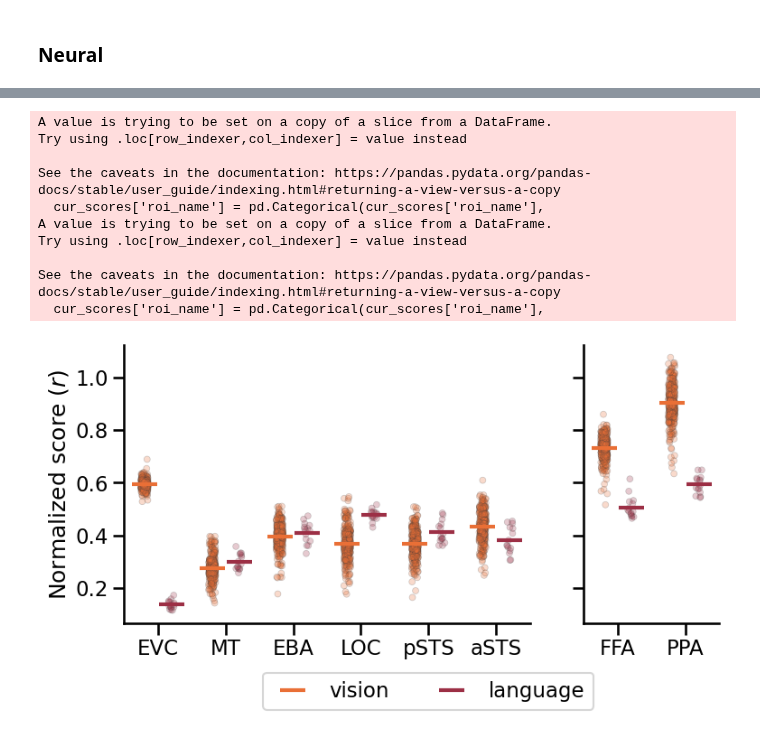
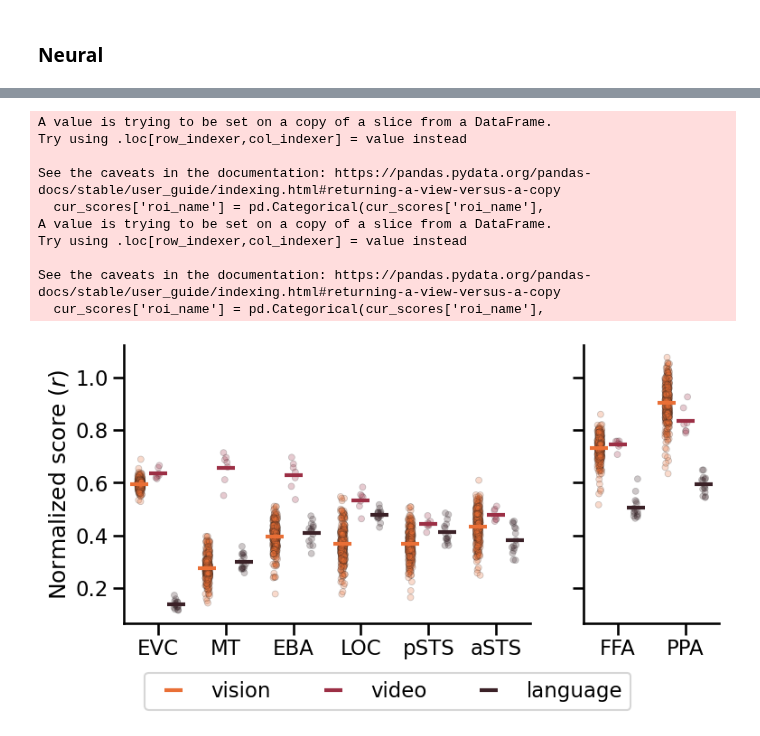
Before and after one commit to Isik-lab/SIfMRI_modeling, a Jupyter notebook: notebooks/behavior_results.ipynb, the cells around one changed output, grey strips where cells are left out. Drawn from its saved outputs; the diff is of its cells as text; code cells hidden in the pictures.

```diff
--- a/notebooks/behavior_results.ipynb
+++ b/notebooks/behavior_results.ipynb
@@ -134,7 +132,7 @@ for i_ax, (ax, cur_rois) in enumerate(zip(axes, [['EVC', 'MT', 'EBA', 'LOC', 'pS
     strip_collections = ax.collections
     sns.pointplot(x='roi_name', y='reliability', data=cur_scores,
                   ax=ax, linestyle="none", errorbar=None,
-                  marker="_", markersize=50, markeredgewidth=10,
+                  marker="_", markersize=30, markeredgewidth=10,
                   color='gray', alpha=.5, zorder=1)
     if i_ax == 0:
         sns.pointplot(x='roi_name', y='score', hue='set', data=cur_scores,
@@ -542,6 +563,7 @@ color = ['gray', 'gray', 'gray']
 #             ax=ax, dodge=True, errorbar=None, palette=color,legend=False, zorder=0)
 sns.stripplot(x='feature', y='test_score', hue='model_class', data=max_scores,
               ax=ax, dodge=True, jitter=True, linewidth=.5, alpha=0.25, zorder=0, legend=False)
+strip_collections = ax.collections
 sns.pointplot(x='feature', y='test_score', hue='model_class', data=max_scores,
                dodge=.4, linestyle="none", errorbar=None,
               marker="_", markersize=20, markeredgewidth=3, zorder=1)
@@ -551,5 +573,5 @@ xlabels = ax.get_xticklabels()
 ax.set_xticklabels(xlabels, rotation=40, ha='right')
 ax.set_xlabel('')
 ax.set_ylabel('Score ($r$)')
-ax.legend(loc='lower center', bbox_to_anchor=(0.75, -.35),
-          ncol=2, fancybox=True)
+# ax.legend(loc='lower center', bbox_to_anchor=(0.4, -.35),
+#           ncol=2, fancybox=True)
@@ -586,5 +618,4 @@ max_scores = df.groupby(['subj_id', 'roi_name', 'model_uid', 'model_class']).mea
 max_scores = max_scores.groupby(['roi_name', 'model_uid', 'model_class']).mean(numeric_only=True).reset_index()
 max_scores = max_scores.loc[max_scores.roi_name.isin(rois)].reset_index(drop=True)
 
-max_scores['model_class'] = pd.Categorical(max_scores['model_class'], categories=['vision', 'language'], ordered=True)
-max_scores.head()
+max_scores['model_class'] = pd.Categorical(max_scores['model_class'], categories=['vision', 'video', 'language'], ordered=True)
@@ -597,0 +622,13 @@ max_scores.head()
+# %%
+max_scores_index = max_scores.set_index(['roi_name', 'model_class', 'model_uid'])['test_score']
+model_uids_to_annotate = ['gpt2']
+model_uids_to_annotate += [max_scores_index.loc['pSTS', 'vision'].idxmax()]
+model_uids_to_annotate += [max_scores_index.loc['pSTS', 'video'].idxmax()]
+model_uids_to_annotate += [max_scores_index.loc['pSTS', 'language'].idxmax()]
+print(model_uids_to_annotate)
+model_name_to_show = ['gpt2', 'beitv2', 'c2d_r50', 'distiluse']
+rename_mapping = {key: val for key, val in zip(model_uids_to_annotate, model_name_to_show)}
+offset_positions = [(-10, -35), (-15, 40), (0, 55), (25, 40)]
+offset_mapping = {key: val for key, val in zip(model_uids_to_annotate, offset_positions)}
+annotation_roi = 'pSTS'
+dodge_amount = 0.2  # Adjust based on your seaborn stripplot dodge parameter
@@ -653,37 +710,37 @@ color = ['gray', 'gray', 'gray']
 for i_ax, (ax, cur_rois) in enumerate(zip(axes, [['EVC', 'MT', 'EBA', 'LOC', 'pSTS', 'aSTS'], ['FFA', 'PPA']])):
     cur_scores = max_scores[max_scores.roi_name.isin(cur_rois)]
     cur_scores['roi_name'] = pd.Categorical(cur_scores['roi_name'],
                                             categories=cur_rois, ordered=True)
     sns.stripplot(x='roi_name', y='normalized_score', hue='model_class', data=cur_scores,
                   ax=ax, dodge=True, jitter=True, linewidth=.5, alpha=0.25, zorder=0, legend=False)
     if i_ax == 0:
         sns.pointplot(x='roi_name', y='normalized_score', hue='model_class',
                       data=cur_scores, legend=True,
-                      ax=ax, dodge=.4, linestyle="none", errorbar=None,
-                      marker="_", markersize=20, markeredgewidth=3, zorder=1)
+                      ax=ax, dodge=.55, linestyle="none", errorbar=None,
+                      marker="_", markersize=14, markeredgewidth=3, zorder=1)
     else:
         sns.pointplot(x='roi_name', y='normalized_score', hue='model_class',
                       data=cur_scores, legend=False,
-                      ax=ax, dodge=.4, linestyle="none", errorbar=None,
-                      marker="_", markersize=20, markeredgewidth=3, zorder=1)
+                      ax=ax, dodge=.55, linestyle="none", errorbar=None,
+                      marker="_", markersize=14, markeredgewidth=3, zorder=1)
     ax.spines['top'].set_visible(False)
     ax.spines['right'].set_visible(False)
     xlabels = ax.get_xticklabels()
     ax.set_xticklabels(xlabels, ha='center')
     ax.set_xlabel('')
     if i_ax == 0:
         ax.set_ylabel('Normalized score ($r$)')
-        ax.legend(loc='lower center', bbox_to_anchor=(0.75, -.35),
-                  ncol=2, fancybox=True)
+        ax.legend(loc='lower center', bbox_to_anchor=(0.65, -.35),
+                  ncol=3, fancybox=True)
 # %% [output]
 A value is trying to be set on a copy of a slice from a DataFrame.
 Try using .loc[row_indexer,col_indexer] = value instead
 
 See the caveats in the documentation: https://pandas.pydata.org/pandas-docs/stable/user_guide/indexing.html#returning-a-view-versus-a-copy
   cur_scores['roi_name'] = pd.Categorical(cur_scores['roi_name'],
 A value is trying to be set on a copy of a slice from a DataFrame.
 Try using .loc[row_indexer,col_indexer] = value instead
 
 See the caveats in the documentation: https://pandas.pydata.org/pandas-docs/stable/user_guide/indexing.html#returning-a-view-versus-a-copy
   cur_scores['roi_name'] = pd.Categorical(cur_scores['roi_name'],
-[figure, old version]
+[figure, new version]
```
Also changed, not shown: parts of 15 cells of this notebook, 4 other files.
